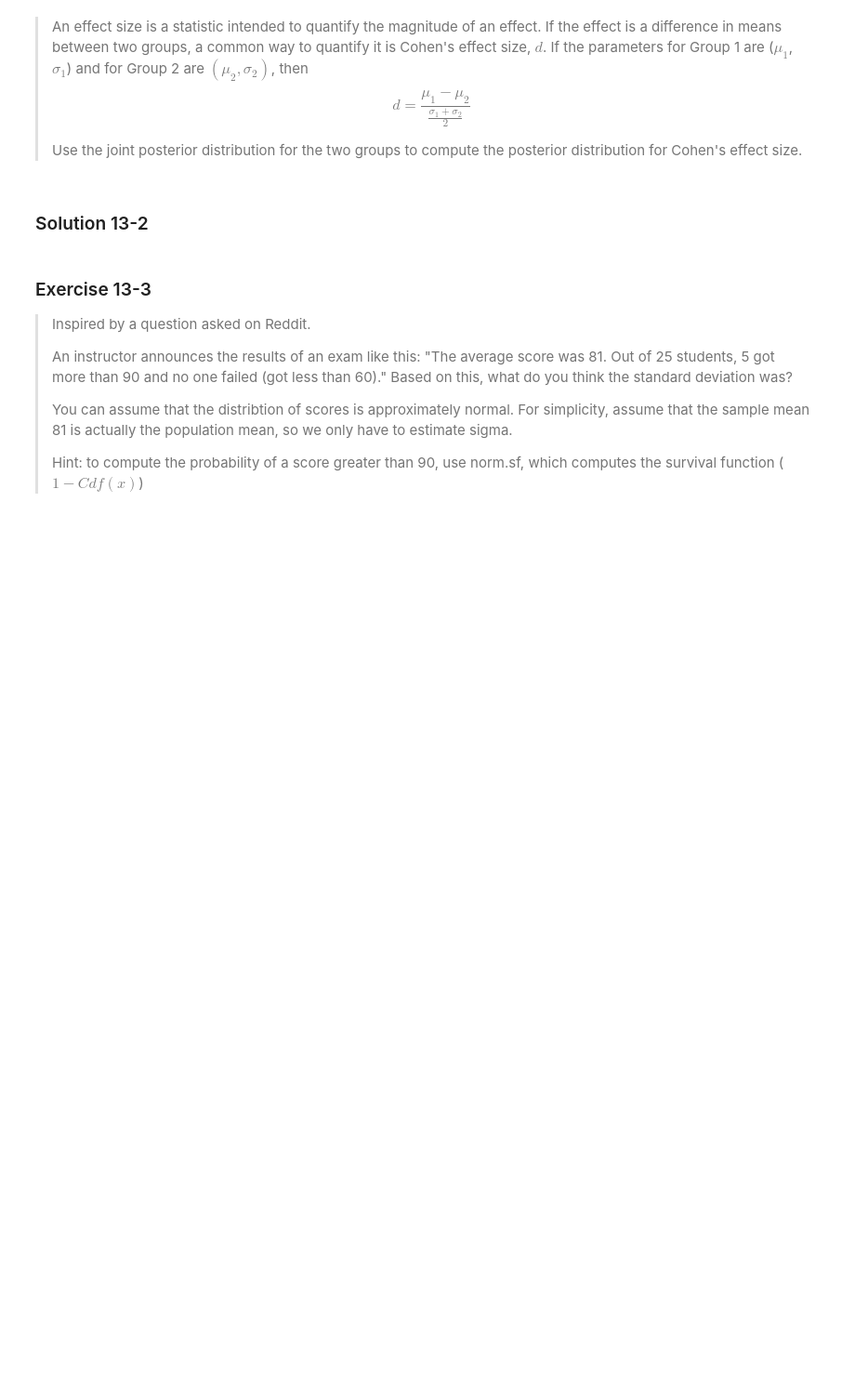
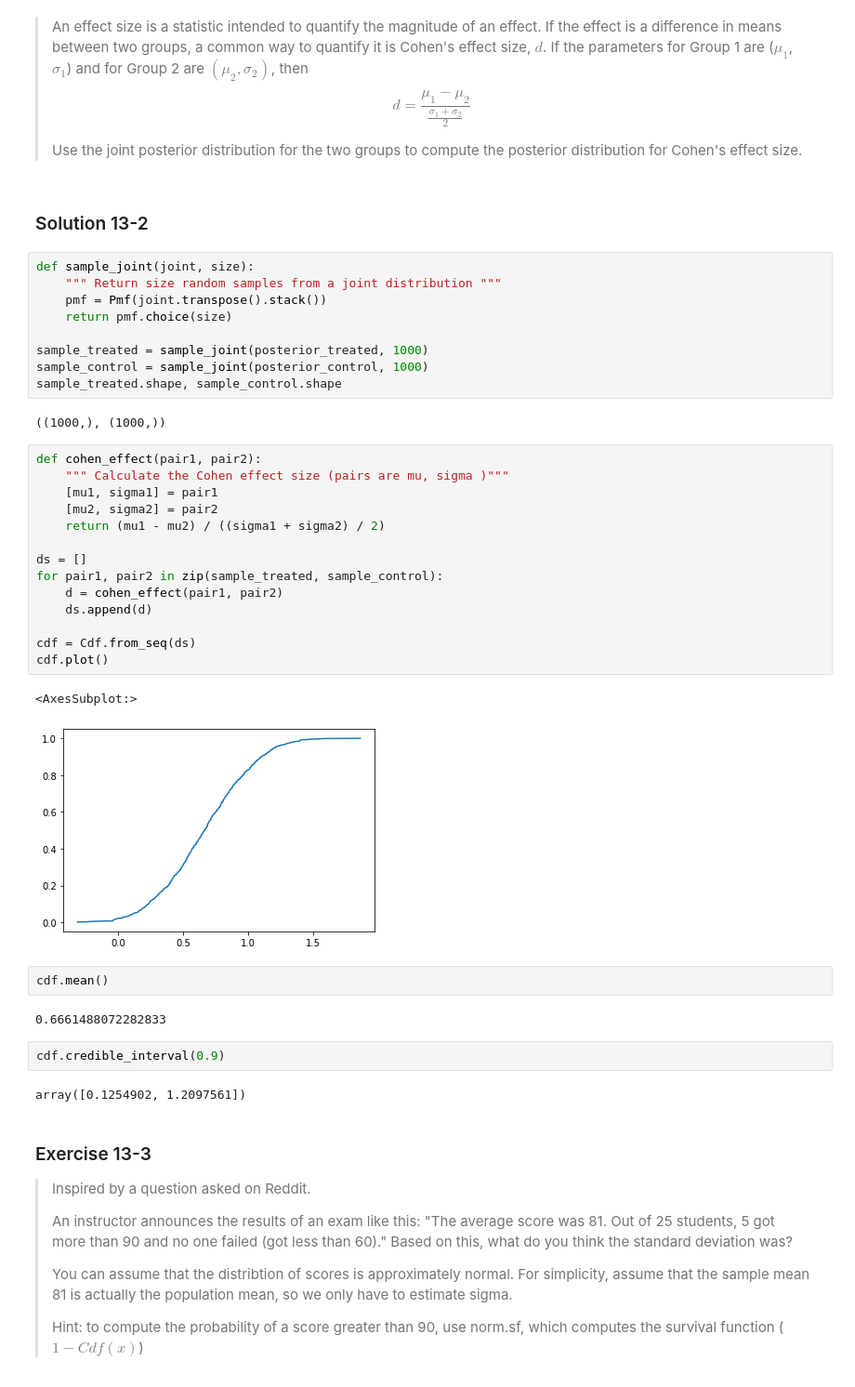
Before and after one commit to EricRobertCampbell/ThinkBayes-notes, a Jupyter notebook: Chapter13-Inference.ipynb, the cells around one changed output. Shown at 93% size. Saved outputs shown, nothing was run; the diff lists cells and outputs as text; blank space fills up the shorter version.

```diff
--- a/Chapter13-Inference.ipynb
+++ b/Chapter13-Inference.ipynb
@@ -383,6 +407,42 @@ $$
 >Use the joint posterior distribution for the two groups to compute the posterior distribution for Cohen's effect size.
 # %% [markdown]
 ### Solution 13-2
+# %%
+def sample_joint(joint, size):
+    """ Return size random samples from a joint distribution """
+    pmf = Pmf(joint.transpose().stack())
+    return pmf.choice(size)
+
+sample_treated = sample_joint(posterior_treated, 1000)
+sample_control = sample_joint(posterior_control, 1000)
+sample_treated.shape, sample_control.shape
+# %% [output]
+((1000,), (1000,))
+# %%
+def cohen_effect(pair1, pair2):
+    """ Calculate the Cohen effect size (pairs are mu, sigma )"""
+    [mu1, sigma1] = pair1
+    [mu2, sigma2] = pair2
+    return (mu1 - mu2) / ((sigma1 + sigma2) / 2)
+
+ds = []
+for pair1, pair2 in zip(sample_treated, sample_control):
+    d = cohen_effect(pair1, pair2)
+    ds.append(d)
+
+cdf = Cdf.from_seq(ds)
+cdf.plot()
+# %% [output]
+<AxesSubplot:>
+[figure, added]
+# %%
+cdf.mean()
+# %% [output]
+0.6661488072282833
+# %%
+cdf.credible_interval(0.9)
+# %% [output]
+array([0.1254902, 1.2097561])
 # %% [markdown]
 ### Exercise 13-3
 > Inspired by a question asked on Reddit.
```
Also changed, not shown: parts of 22 cells of this notebook.
